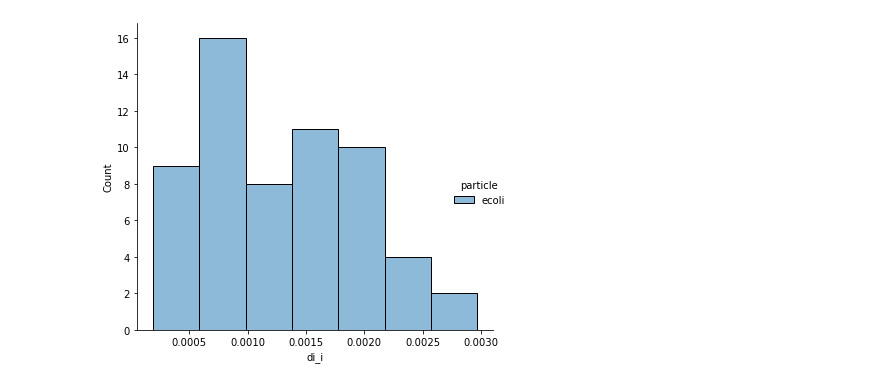
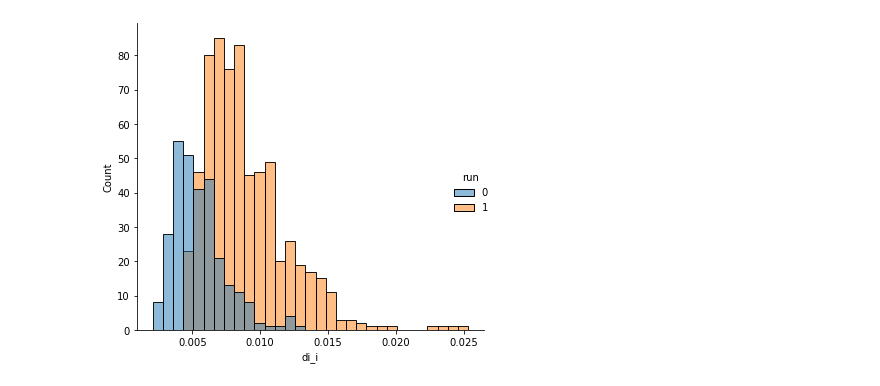
Before and after one commit to codycombs/RPbacteria, a Jupyter notebook: Stats.ipynb, the cells around one changed output. Drawn from its saved outputs; the diff is of its cells as text; code cells hidden in the pictures.

```diff
--- a/Stats.ipynb
+++ b/Stats.ipynb
@@ -6,3 +29,3 @@ import seaborn as sns
 # %%
-df = pd.read_pickle('D://bacteria_data/analysis/full_df.pkl')
-#df = df[(df.pore=='pet409')]
+df = pd.read_pickle('D://bacteria_data/dataframes/full_df.pkl')
+#df = df[(df.pore=='pet2363')&(df.particle=='ecoli2')]
@@ -9,6 +43,6 @@ df = pd.read_pickle('D://bacteria_data/analysis/full_df.pkl')
 # %%
-sns.displot(df[df.particle=='ecoli'],x='di_i',hue='particle',kind='hist',alpha = 0.5)
+sns.displot(df[df.particle=='ecoli'],x='di_i',hue='run',kind='hist',alpha = 0.5)
 plt.tight_layout()
-plt.savefig('D://bacteria_data/analysis/plots/hist/409/ecoli_di.png')
+#plt.savefig('D://bacteria_data/analysis/plots/hist/409/ecoli_di.png')
 # %% [output]
-[figure, old version]
+[figure, new version]
```
Also changed, not shown: parts of 12 cells of this notebook, 2 other files.
